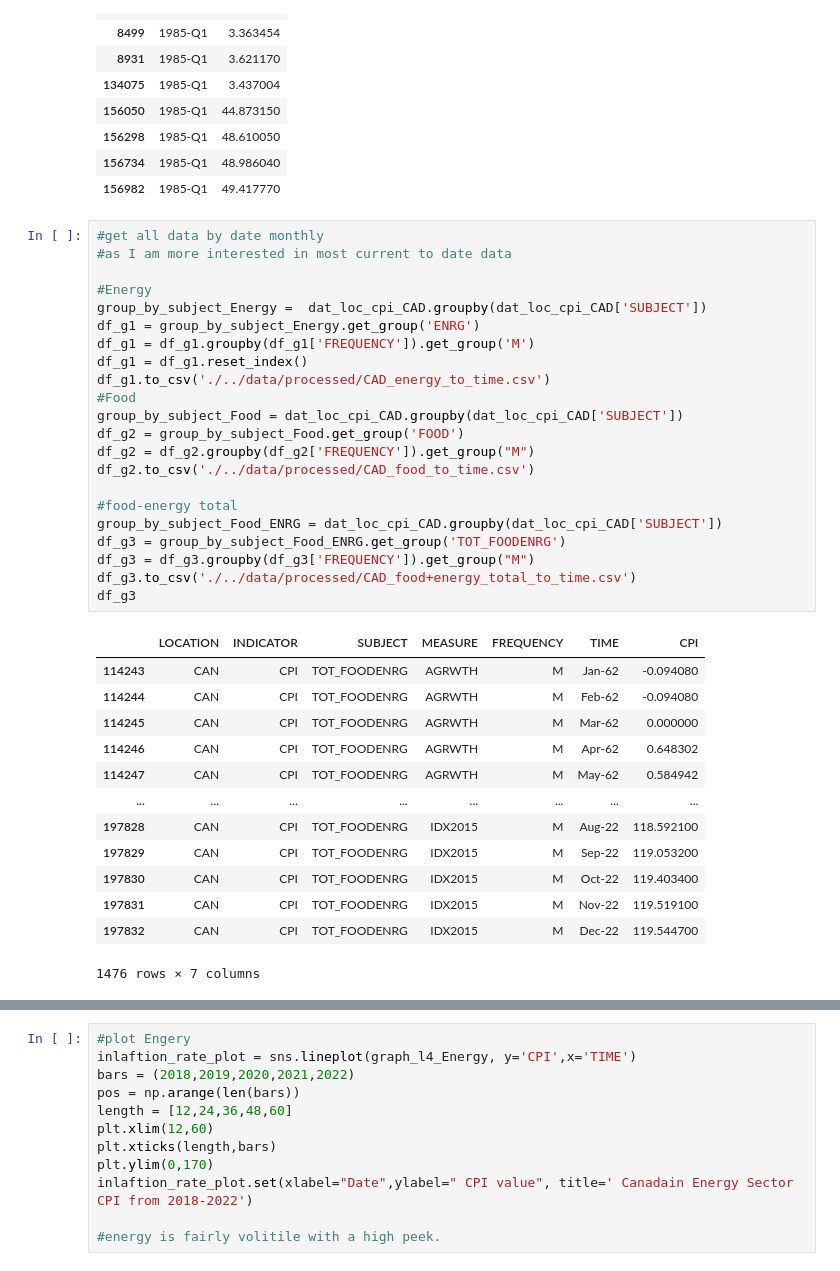
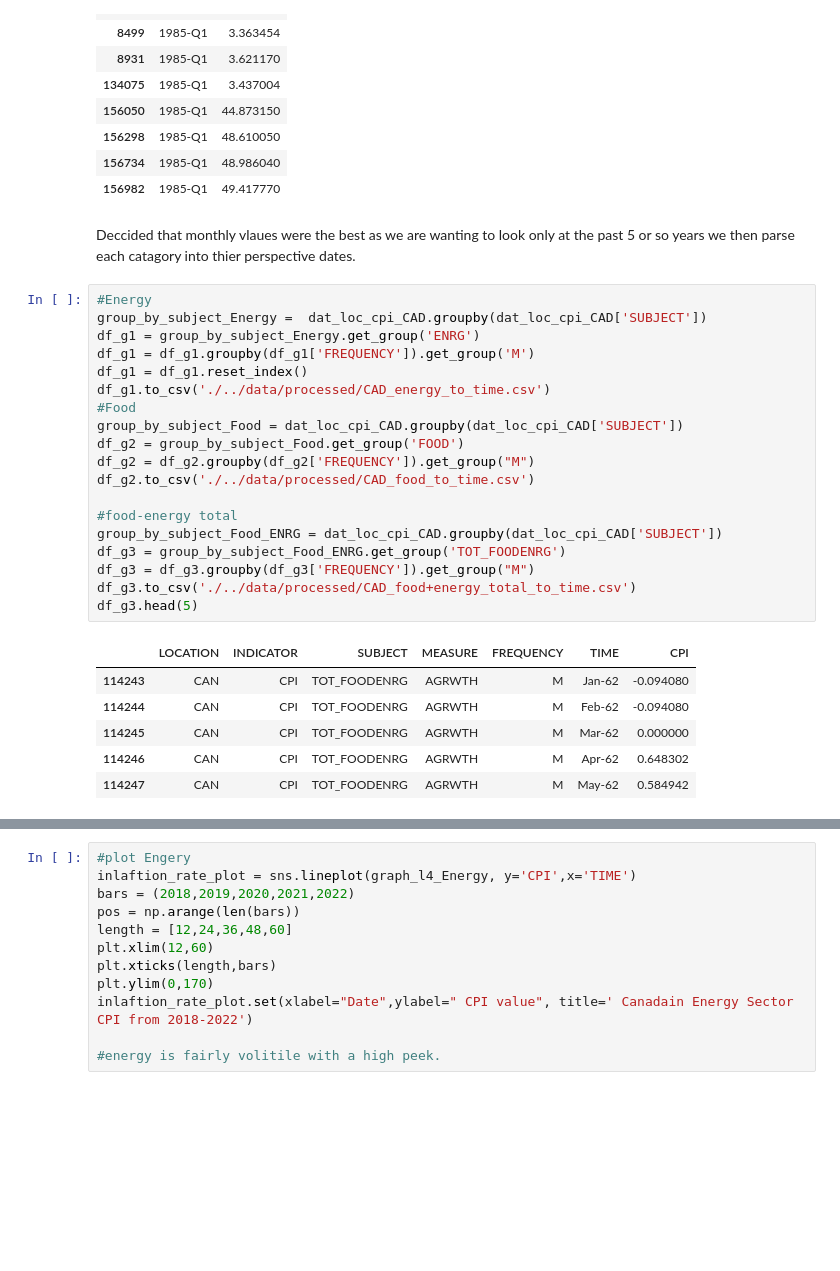
Before and after one commit to ubco-W2022T2-data301/project-group-group19, a Jupyter notebook: analysis/analysis2.ipynb, the cells around one changed output, grey strips where cells are left out. Saved outputs shown, nothing was run; the diff lists cells and outputs as text; blank space fills up the shorter version.

```diff
--- a/analysis/analysis2.ipynb
+++ b/analysis/analysis2.ipynb
@@ -157,39 +158,32 @@ df2
 | 156298 | 1985-Q1 | 48.610050 |
 | 156734 | 1985-Q1 | 48.986040 |
 | 156982 | 1985-Q1 | 49.417770 |
+# %% [markdown]
+Deccided that monthly vlaues were the best as we are wanting to look only at the past 5 or so years
+we then parse each catagory into thier perspective dates.
 # %%
-#get all data by date monthly
-#as I am more interested in most current to date data
-
 #Energy
 group_by_subject_Energy =  dat_loc_cpi_CAD.groupby(dat_loc_cpi_CAD['SUBJECT'])
 df_g1 = group_by_subject_Energy.get_group('ENRG')
 df_g1 = df_g1.groupby(df_g1['FREQUENCY']).get_group('M')
 df_g1 = df_g1.reset_index()
 df_g1.to_csv('./../data/processed/CAD_energy_to_time.csv')
 #Food
 group_by_subject_Food = dat_loc_cpi_CAD.groupby(dat_loc_cpi_CAD['SUBJECT'])
 df_g2 = group_by_subject_Food.get_group('FOOD')
 df_g2 = df_g2.groupby(df_g2['FREQUENCY']).get_group("M")
 df_g2.to_csv('./../data/processed/CAD_food_to_time.csv')
 
 #food-energy total
 group_by_subject_Food_ENRG = dat_loc_cpi_CAD.groupby(dat_loc_cpi_CAD['SUBJECT'])
 df_g3 = group_by_subject_Food_ENRG.get_group('TOT_FOODENRG')
 df_g3 = df_g3.groupby(df_g3['FREQUENCY']).get_group("M")
 df_g3.to_csv('./../data/processed/CAD_food+energy_total_to_time.csv')
-df_g3
+df_g3.head(5)
 # %% [output]
 |  | LOCATION | INDICATOR | SUBJECT | MEASURE | FREQUENCY | TIME | CPI |
 | 114243 | CAN | CPI | TOT_FOODENRG | AGRWTH | M | Jan-62 | -0.094080 |
 | 114244 | CAN | CPI | TOT_FOODENRG | AGRWTH | M | Feb-62 | -0.094080 |
 | 114245 | CAN | CPI | TOT_FOODENRG | AGRWTH | M | Mar-62 | 0.000000 |
 | 114246 | CAN | CPI | TOT_FOODENRG | AGRWTH | M | Apr-62 | 0.648302 |
 | 114247 | CAN | CPI | TOT_FOODENRG | AGRWTH | M | May-62 | 0.584942 |
-| ... | ... | ... | ... | ... | ... | ... | ... |
-| 197828 | CAN | CPI | TOT_FOODENRG | IDX2015 | M | Aug-22 | 118.592100 |
-| 197829 | CAN | CPI | TOT_FOODENRG | IDX2015 | M | Sep-22 | 119.053200 |
-| 197830 | CAN | CPI | TOT_FOODENRG | IDX2015 | M | Oct-22 | 119.403400 |
-| 197831 | CAN | CPI | TOT_FOODENRG | IDX2015 | M | Nov-22 | 119.519100 |
-| 197832 | CAN | CPI | TOT_FOODENRG | IDX2015 | M | Dec-22 | 119.544700 |
-1476 rows × 7 columns
```
Also changed, not shown: parts of 12 cells of this notebook, 4 other files.
